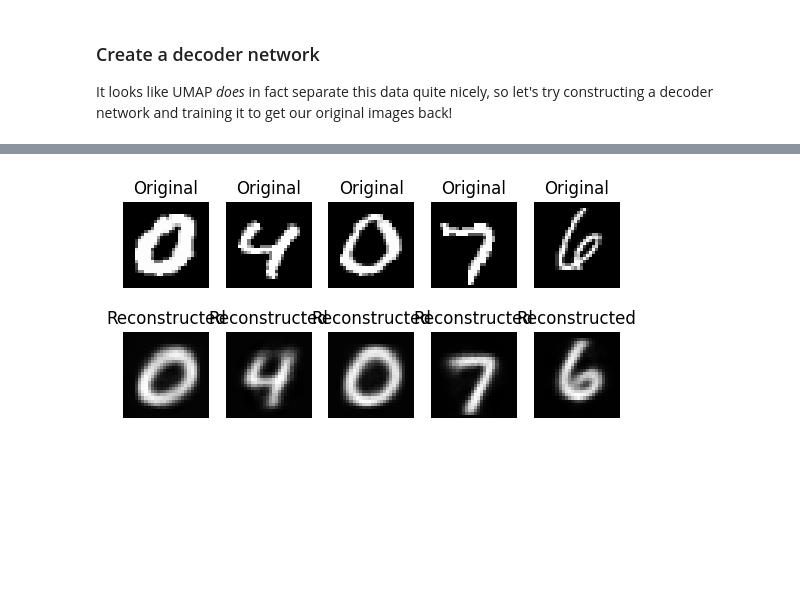
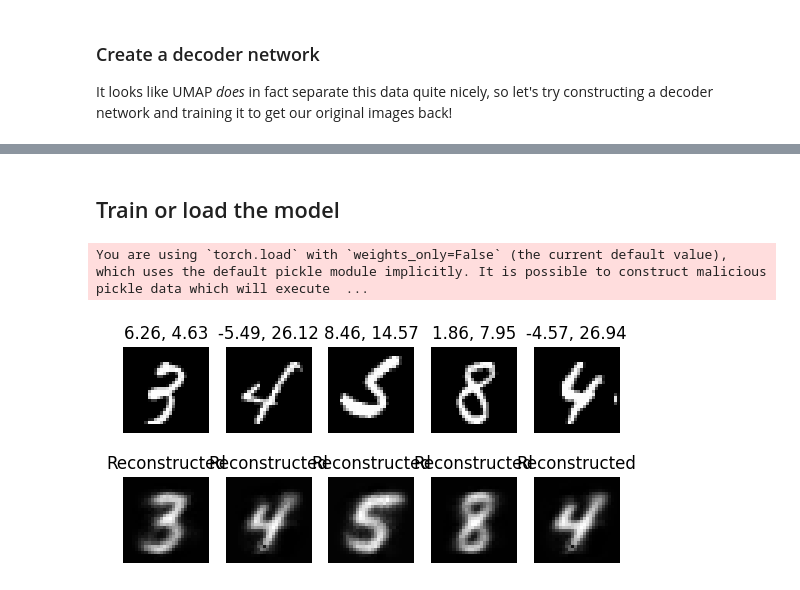
Before and after one commit to RP-3/ml-curiosities, a Jupyter notebook: umap_decoder/umap_decoder.ipynb, the cells around one changed output, grey strips where cells are left out. Cells and saved outputs as stored; diff of their text form; code cells hidden in the pictures; blank space fills up the shorter version.

```diff
--- a/umap_decoder/umap_decoder.ipynb
+++ b/umap_decoder/umap_decoder.ipynb
@@ -73,10 +76,9 @@ y_val shape: torch.Size([6000])
 
 Verify that the MNIST dataset can, in fact, be separated cleanly by a UMAP dimensionality reduction
 # %%
-# Use just the test data to plot a umap since it's smaller
 # Use no random seed so we get parallelism
-d2_test_sampled_umap = umap.UMAP().fit_transform(x_test)
-d3_test_sampled_umap = umap.UMAP(n_components=3).fit_transform(x_test)
+umapper = umap.UMAP(n_components=2)
+x_train_umapped_for_plot = umapper.fit_transform(x_train)
 # %%
 def plot_embedding_2d(data, y, title):
     # `data` is a 2D array of shape (n_samples, n_reduced_dimensions)
@@ -149,22 +116,16 @@ plot_embedding_3d(d3_test_sampled_umap, y_test, title="UMAP 3D")
 
 It looks like UMAP *does* in fact separate this data quite nicely, so let's try constructing a decoder network and training it to get our original images back!
 # %%
-# First let's get UMAP encodings of all our datasets.
-# Let's use 3 components to not make life toooo hard for our little network.
-# Yes we already did this for our test data, but let's do it again to keep
-# things readable from later cells.
-
 def normalize_data(data):
     normalize = transforms.Normalize((0.5,), (0.5,))
-    return normalize(torch.tensor(data).view(data.shape[0], 3, 1, 1)).view(-1, 3)
+    return normalize(torch.tensor(data).view(data.shape[0], 2, 1, 1)).view(-1, 2)
 
-umapper = umap.UMAP(n_components=3)
-x_train_umapped = normalize_data(umapper.fit_transform(x_train))
+x_train_umapped = normalize_data(x_train_umapped_for_plot)
 x_test_umapped  = normalize_data(umapper.transform(x_test))
 x_val_umapped   = normalize_data(umapper.transform(x_val))
 
 # Now let's shove them in data loaders for easier syntax in our training loop
-def make_data_loader(x, y, batch_size=32):
+def make_data_loader(x, y, batch_size=128):
     dataset = torch.utils.data.TensorDataset(x, y)
     return torch.utils.data.DataLoader(dataset=dataset, batch_size=batch_size, shuffle=True)
 
@@ -288,21 +228,36 @@ Early stopping!
+# %% [markdown]
+## Train or load the model
+# %%
+RETRAIN_MODEL = False
+
+model_path = f'./data/umap_decoder_model_smaller.pth'
+
+if RETRAIN_MODEL or not os.path.exists(model_path):
+    model = Autodecoder_FC().to(device)
+    train_model(model)
+    torch.save(model, model_path)
+model = torch.load(model_path)
+# %% [output]
+You are using `torch.load` with `weights_only=False` (the current default value), which uses the default pickle module implicitly. It is possible to construct malicious pickle data which will execute  ...
 # %%
 # Print a few examples
 model.eval()
 with torch.no_grad():
     # Visualize the first 5 images
     for umapped_imgs, original_imgs in test_loader:
         output_imgs = model(umapped_imgs.to(device))
         for i in range(5):
+            x, y = umapped_imgs[i]
             plt.subplot(3, 5, i + 1)
             plt.imshow(original_imgs[i].cpu().reshape(28, 28), cmap="gray")
-            plt.title("Original")
+            plt.title(f"{x:.2f}, {y:.2f}")
             plt.axis("off")
 
             plt.subplot(3, 5, i + 6)
             plt.imshow(output_imgs[i].cpu().reshape(28, 28), cmap="gray")
             plt.title("Reconstructed")
             plt.axis("off")
         plt.show()
         break
 # %% [output]
-[figure, old version]
+[figure, new version]
```
Also changed, not shown: parts of 9 cells of this notebook.
